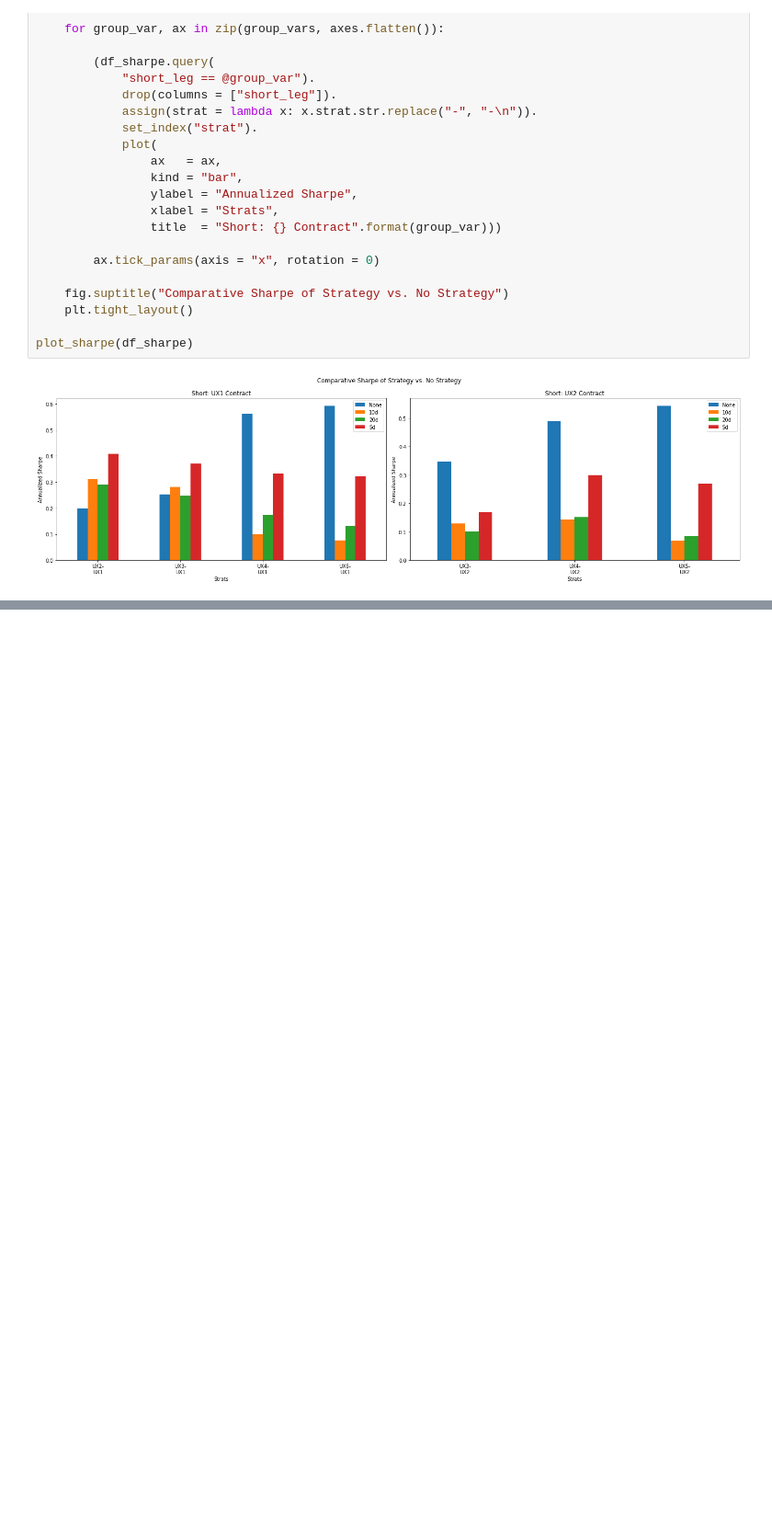
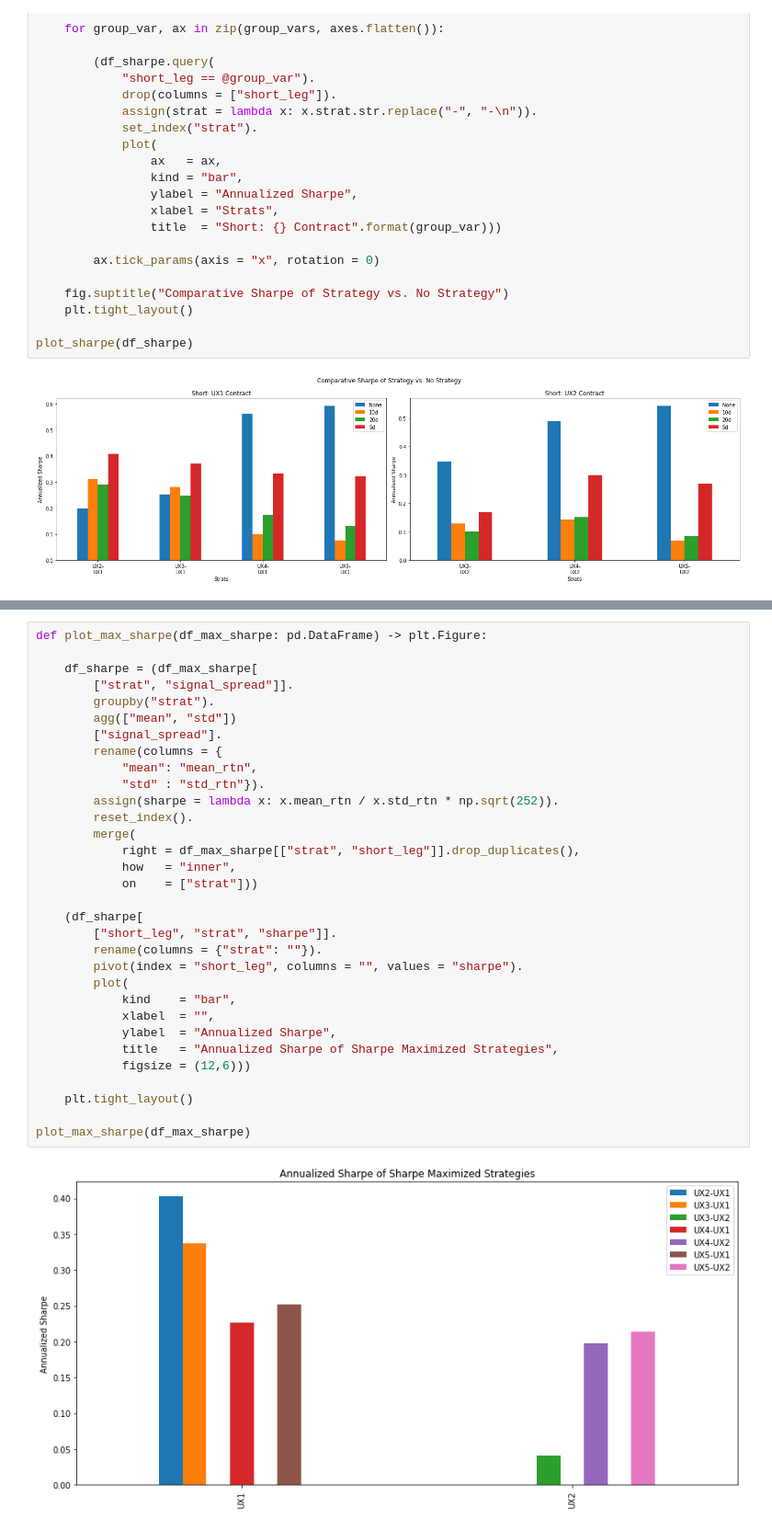
Before and after one commit to diegodalvarez/VIXCurveStrategies, a Jupyter notebook: root/notebook/VVIXZScoreReturns.ipynb, the cells around one changed output, grey strips where cells are left out. Shown at 92% size. Cells and saved outputs as stored; diff of their text form; blank space fills up the shorter version.

```diff
--- a/root/notebook/VVIXZScoreReturns.ipynb
+++ b/root/notebook/VVIXZScoreReturns.ipynb
@@ -84,0 +157,34 @@ plot_sharpe(df_sharpe)
+# %%
+def plot_max_sharpe(df_max_sharpe: pd.DataFrame) -> plt.Figure:
+
+    df_sharpe = (df_max_sharpe[
+        ["strat", "signal_spread"]].
+        groupby("strat").
+        agg(["mean", "std"])
+        ["signal_spread"].
+        rename(columns = {
+            "mean": "mean_rtn",
+            "std" : "std_rtn"}).
+        assign(sharpe = lambda x: x.mean_rtn / x.std_rtn * np.sqrt(252)).
+        reset_index().
+        merge(
+            right = df_max_sharpe[["strat", "short_leg"]].drop_duplicates(),
+            how   = "inner",
+            on    = ["strat"]))
+
+    (df_sharpe[
+        ["short_leg", "strat", "sharpe"]].
+        rename(columns = {"strat": ""}).
+        pivot(index = "short_leg", columns = "", values = "sharpe").
+        plot(
+            kind    = "bar",
+            xlabel  = "",
+            ylabel  = "Annualized Sharpe",
+            title   = "Annualized Sharpe of Sharpe Maximized Strategies",
+            figsize = (12,6)))
+
+    plt.tight_layout()
+
+plot_max_sharpe(df_max_sharpe)
+# %% [output]
+[figure, added]
```
Also changed, not shown: parts of 7 cells of this notebook, 1 other file.
